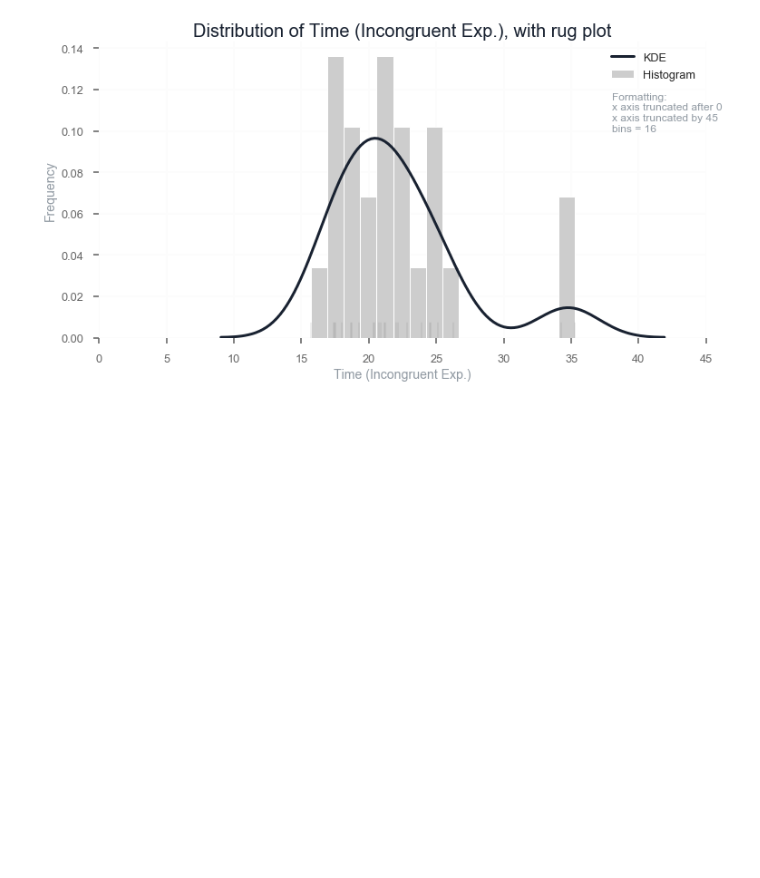
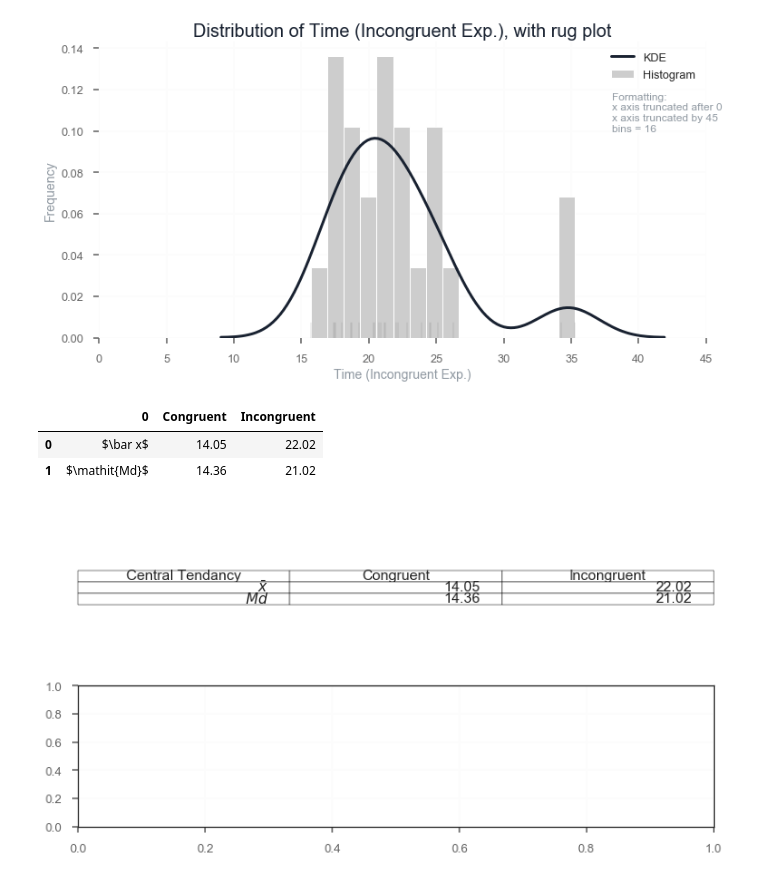
Before and after one commit to AdmcCarthy/Stroop_Effect, a Jupyter notebook: resources/ipython_notebook/Stroop Experiment.ipynb, the cells around one changed output. Saved outputs shown, nothing was run; the diff lists cells and outputs as text; code cells hidden in the pictures; blank space fills up the shorter version.

```diff
--- a/resources/ipython_notebook/Stroop Experiment.ipynb
+++ b/resources/ipython_notebook/Stroop Experiment.ipynb
@@ -41,0 +61,42 @@ univariate(df["Incongruent"], "Time (Incongruent Exp.)", bin_n=16, x_truncation_
+# %%
+
+
+def central_tend(data, name, axs, sample=True, f=2):
+
+    # Asses how many columns are in input data
+    a, b = data.values.shape
+    if b == 1:
+        multi_column = False
+    else:
+        multi_column = True
+
+    # Central tendacy
+    v_mean = round(data.mean(), f)
+    v_median = round(data.median(), f)
+
+    # Use built in tex only, no depandancy needed
+    sample_mean_str = r'$\bar x$'
+    sample_median_str = r'$\mathit{Md}$'
+
+    symbols = pd.DataFrame([sample_mean_str, sample_median_str])
+    val = pd.DataFrame([v_mean, v_median])
+
+    data = pd.concat([symbols, val], axis=1)
+
+    labels = ["Central Tendancy"]
+    for i in name:
+        labels.append(i)
+
+    axs[0].axis('off')
+    central_tendancy = axs[0].table(cellText=data.values, colLabels=labels, loc='center')
+
+    return data
+
+fig, axs = plt.subplots(2,1)
+data = central_tend(df[["Congruent", "Incongruent"]], ["Congruent", "Incongruent"], axs)
+data
+# %% [output]
+|  | 0 | Congruent | Incongruent |
+| 0 | $\bar x$ | 14.05 | 22.02 |
+| 1 | $\mathit{Md}$ | 14.36 | 21.02 |
+[figure, added]
```
Also changed, not shown: parts of 5 cells of this notebook, 1 other file.
